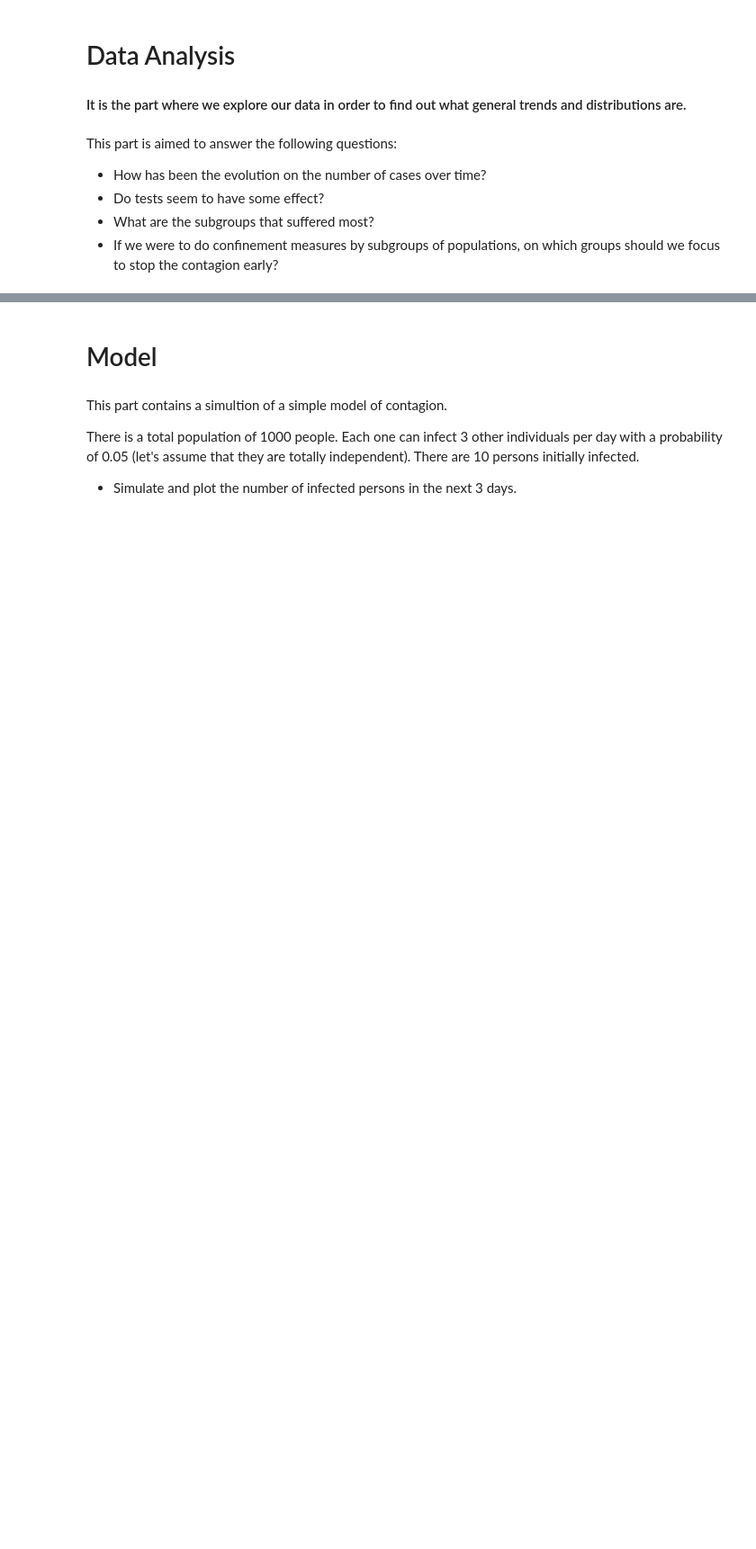
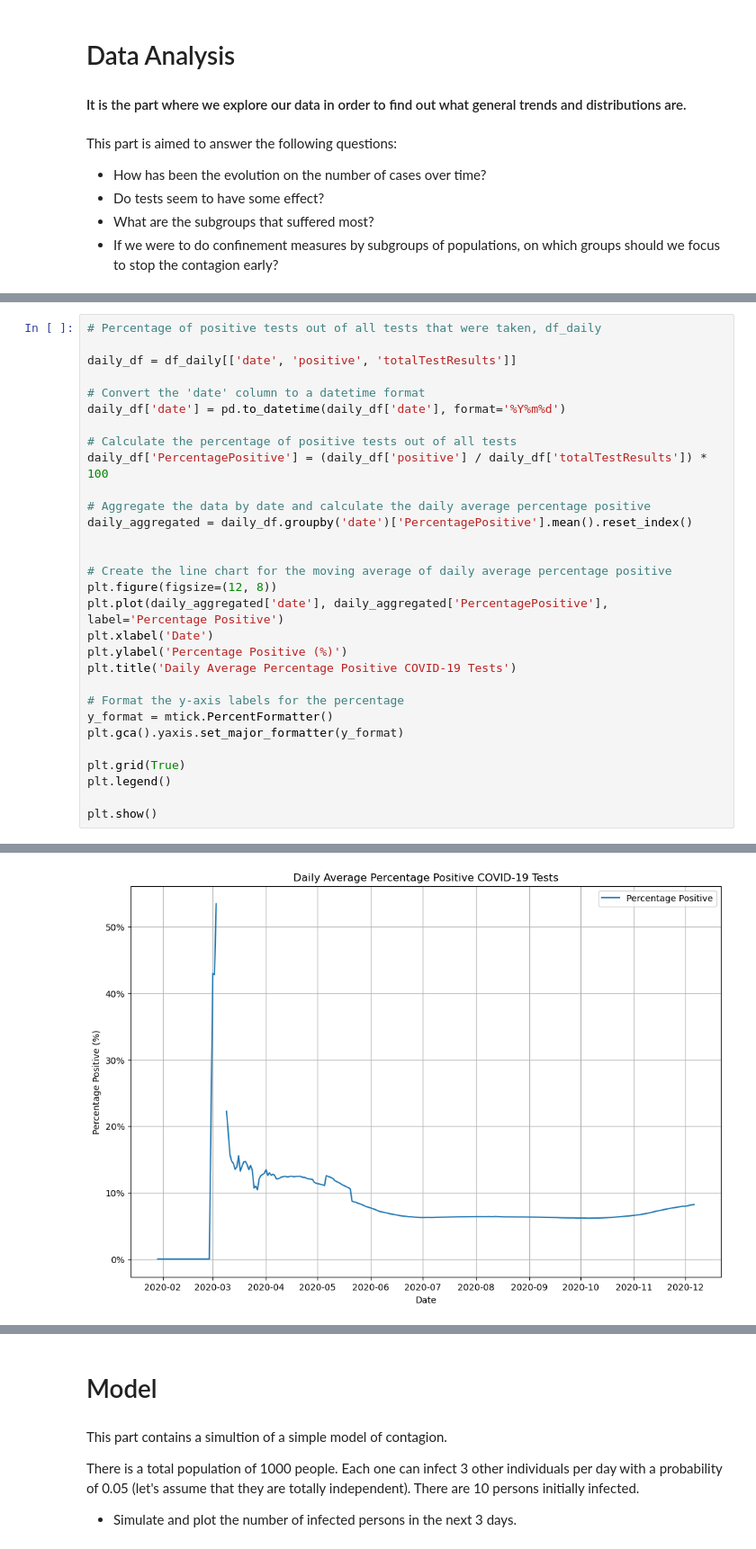
Before and after one commit to viktoriia-yuzkiv/COVID19-Spread-Data-Analysis-and-Modeling, a Jupyter notebook: COVID-10 Spread in the U.S..ipynb, the cells around one changed output, grey strips where cells are left out. Shown: that part at 90% size. Saved outputs shown, nothing was run; the diff lists cells and outputs as text; blank space fills up the shorter version.

```diff
--- a/COVID-10 Spread in the U.S..ipynb
+++ b/COVID-10 Spread in the U.S..ipynb
@@ -74,0 +141,31 @@ This part is aimed to answer the following questions:
+# %%
+# Percentage of positive tests out of all tests that were taken, df_daily
+
+daily_df = df_daily[['date', 'positive', 'totalTestResults']]
+
+# Convert the 'date' column to a datetime format
+daily_df['date'] = pd.to_datetime(daily_df['date'], format='%Y%m%d')
+
+# Calculate the percentage of positive tests out of all tests
+daily_df['PercentagePositive'] = (daily_df['positive'] / daily_df['totalTestResults']) * 100
+
+# Aggregate the data by date and calculate the daily average percentage positive
+daily_aggregated = daily_df.groupby('date')['PercentagePositive'].mean().reset_index()
+
+
+# Create the line chart for the moving average of daily average percentage positive
+plt.figure(figsize=(12, 8))
+plt.plot(daily_aggregated['date'], daily_aggregated['PercentagePositive'], label='Percentage Positive')
+plt.xlabel('Date')
+plt.ylabel('Percentage Positive (%)')
+plt.title('Daily Average Percentage Positive COVID-19 Tests')
+
+# Format the y-axis labels for the percentage
+y_format = mtick.PercentFormatter()
+plt.gca().yaxis.set_major_formatter(y_format)
+
+plt.grid(True)
+plt.legend()
+
+plt.show()
+# %% [output]
@@ -74,0 +182 @@ This part is aimed to answer the following questions:
+[figure, added]
```
Also changed, not shown: parts of 16 cells of this notebook, 1 other file.
